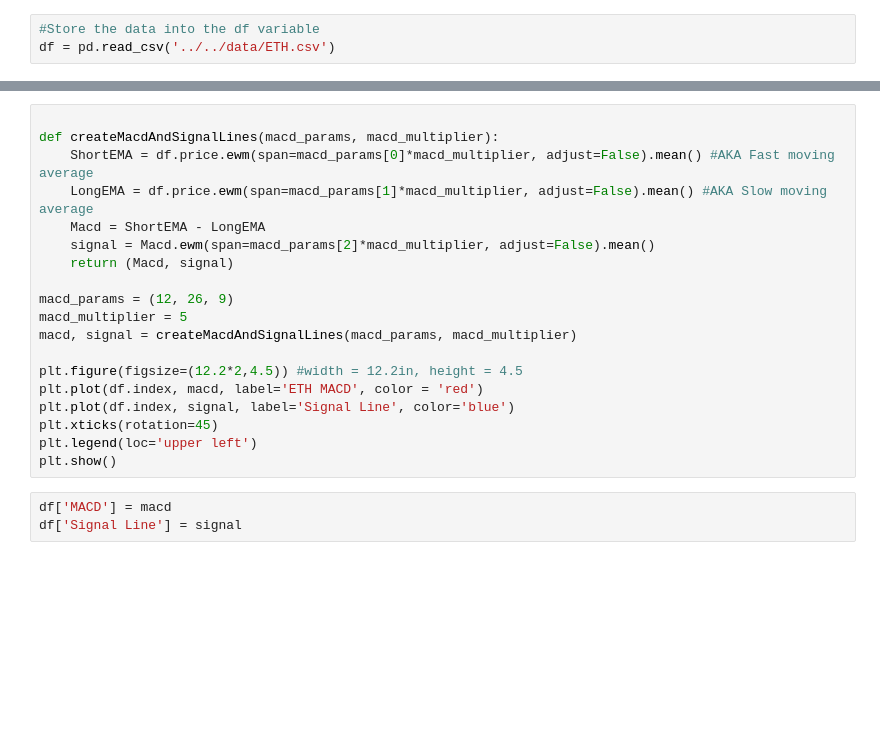
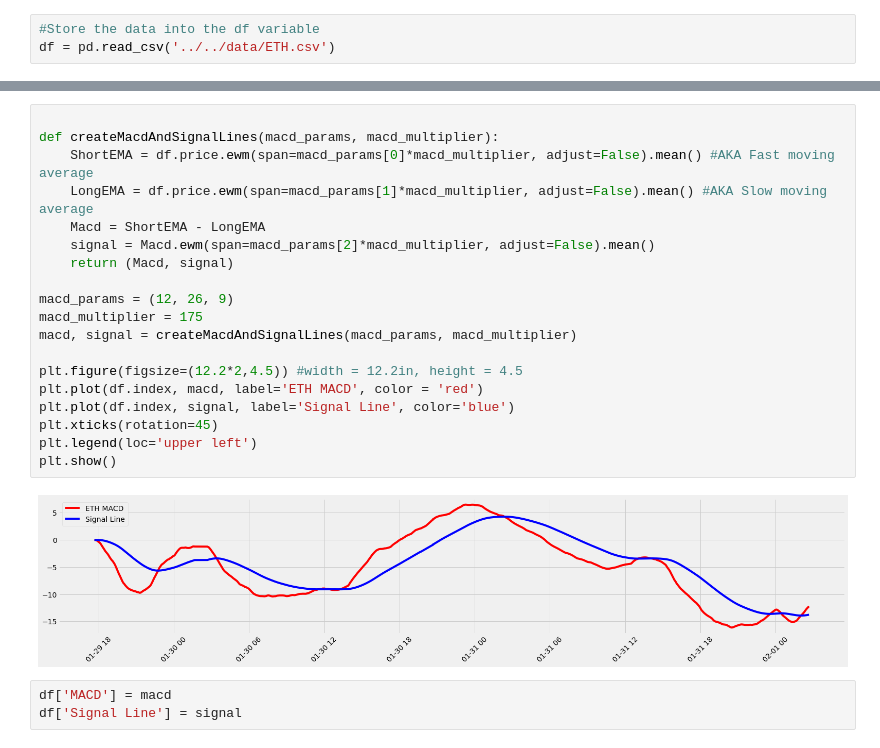
Before and after one commit to jsngalloway/night-trader, a Jupyter notebook: notebooks/macd_based/backwards_macd.ipynb, the cells around one changed output, grey strips where cells are left out. Drawn from its saved outputs; the diff is of its cells as text; blank space fills up the shorter version.

```diff
--- a/notebooks/macd_based/backwards_macd.ipynb
+++ b/notebooks/macd_based/backwards_macd.ipynb
@@ -34,22 +37,24 @@ plt.show()
 # %%
 
 def createMacdAndSignalLines(macd_params, macd_multiplier):
     ShortEMA = df.price.ewm(span=macd_params[0]*macd_multiplier, adjust=False).mean() #AKA Fast moving average
     LongEMA = df.price.ewm(span=macd_params[1]*macd_multiplier, adjust=False).mean() #AKA Slow moving average
     Macd = ShortEMA - LongEMA
     signal = Macd.ewm(span=macd_params[2]*macd_multiplier, adjust=False).mean()
     return (Macd, signal)
 
 macd_params = (12, 26, 9)
-macd_multiplier = 5
+macd_multiplier = 175
 macd, signal = createMacdAndSignalLines(macd_params, macd_multiplier)
 
 plt.figure(figsize=(12.2*2,4.5)) #width = 12.2in, height = 4.5
 plt.plot(df.index, macd, label='ETH MACD', color = 'red')
 plt.plot(df.index, signal, label='Signal Line', color='blue')
 plt.xticks(rotation=45)
 plt.legend(loc='upper left')
 plt.show()
+# %% [output]
+[figure, added]
 # %%
 df['MACD'] = macd
 df['Signal Line'] = signal
```
Also changed, not shown: parts of 3 cells of this notebook, 1 other file.
